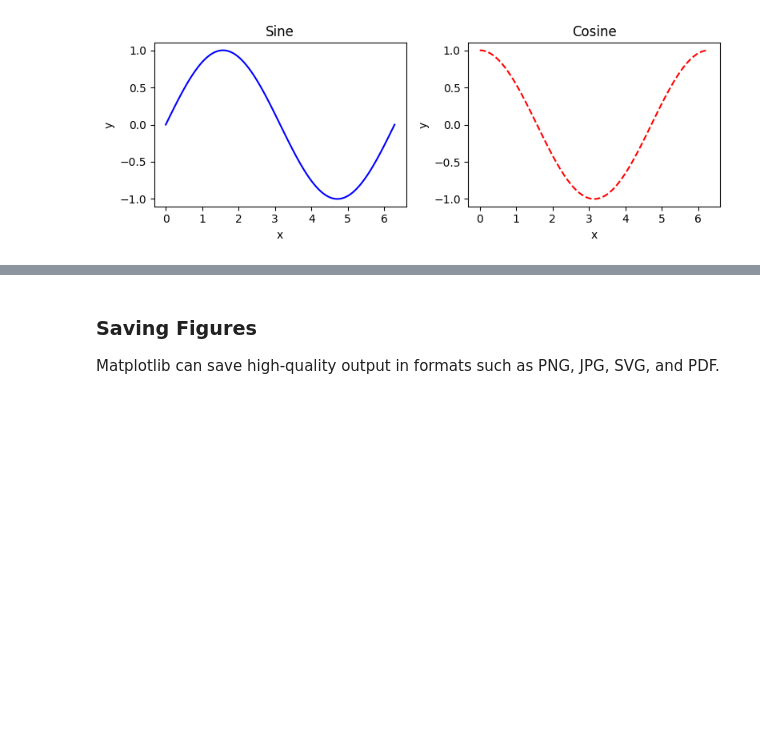
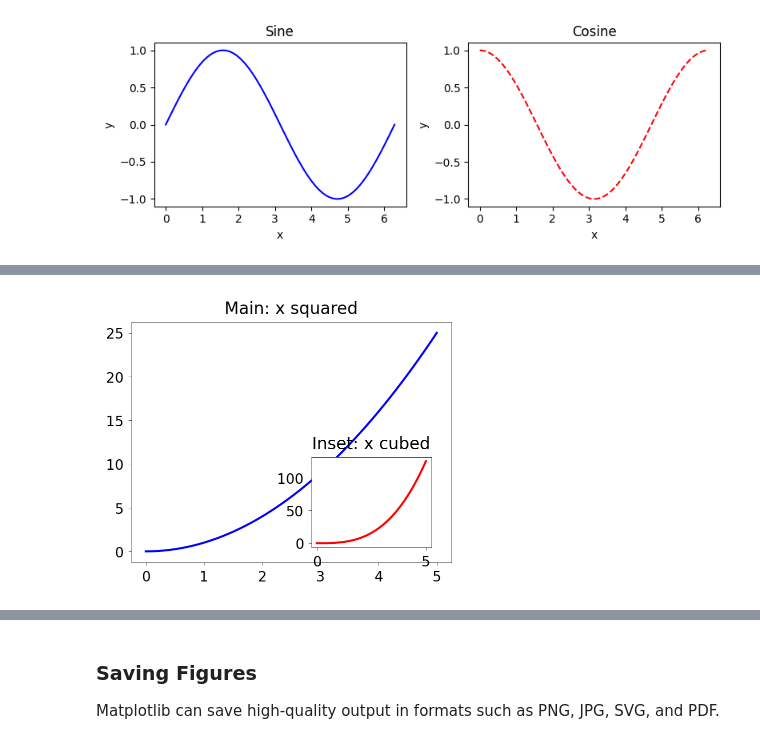
Before and after one commit to tychen742/dsm, a Jupyter notebook: chapters/06-matplotlib/0602-figures-axes.ipynb, the cells around one changed output, grey strips where cells are left out. Cells and saved outputs as stored; diff of their text form; code cells hidden in the pictures; blank space fills up the shorter version.

```diff
--- a/chapters/06-matplotlib/0602-figures-axes.ipynb
+++ b/chapters/06-matplotlib/0602-figures-axes.ipynb
@@ -192,0 +257,16 @@ plt.show()
+# %%
+### Solution
+import numpy as np
+import matplotlib.pyplot as plt
+
+x = np.linspace(0, 5, 50)
+fig = plt.figure(figsize=(4, 3))
+main_ax = fig.add_axes([0.1, 0.1, 0.8, 0.8])
+main_ax.plot(x, x ** 2, color='blue')
+main_ax.set_title('Main: x squared')
+inset_ax = fig.add_axes([0.55, 0.15, 0.3, 0.3])
+inset_ax.plot(x, x ** 3, color='red')
+inset_ax.set_title('Inset: x cubed')
+plt.show()
+# %% [output]
+[figure, added]
```
Also changed, not shown: parts of 18 cells of this notebook, 6 other files.
